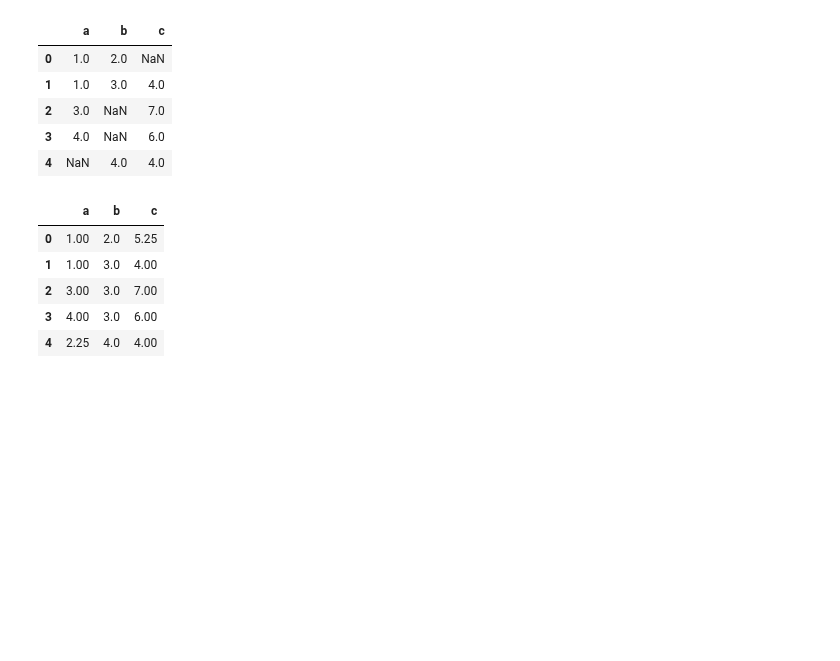
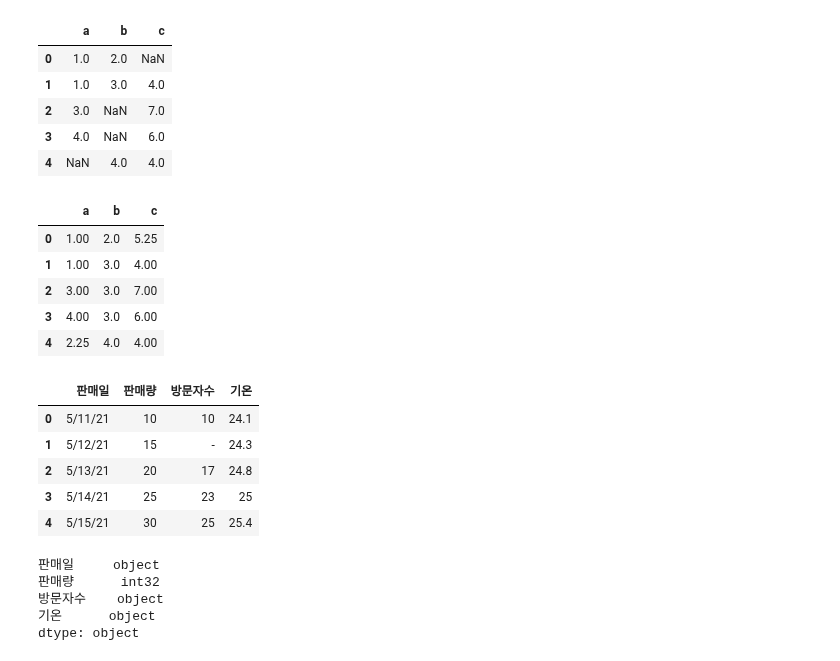
Before and after one commit to WooHyun94/TIL, a Jupyter notebook: Python/221004.ipynb, the cells around one changed output. Cells and saved outputs as stored; diff of their text form; code cells hidden in the pictures; blank space fills up the shorter version.

```diff
--- a/Python/221004.ipynb
+++ b/Python/221004.ipynb
@@ -596,3 +596,24 @@ df.fillna(df.mean())
 | 2 | 3.00 | 3.0 | 7.00 |
 | 3 | 4.00 | 3.0 | 6.00 |
 | 4 | 2.25 | 4.0 | 4.00 |
+# %%
+df = pd.DataFrame({'판매일' : ['5/11/21', '5/12/21', '5/13/21', '5/14/21', '5/15/21'],
+                    '판매량' : ['10', '15', '20', '25', '30'],
+                    '방문자수' : ['10', '-', '17', '23', '25'],
+                    '기온' : ['24.1', '24.3', '24.8', '25', '25.4']})
+df
+# %% [output]
+|  | 판매일 | 판매량 | 방문자수 | 기온 |
+| 0 | 5/11/21 | 10 | 10 | 24.1 |
+| 1 | 5/12/21 | 15 | - | 24.3 |
+| 2 | 5/13/21 | 20 | 17 | 24.8 |
+| 3 | 5/14/21 | 25 | 23 | 25 |
+| 4 | 5/15/21 | 30 | 25 | 25.4 |
+# %%
+df.dtypes
+# %% [output]
+판매일     object
+판매량      int32
+방문자수    object
+기온      object
+dtype: object
```
Also changed, not shown: parts of 26 cells of this notebook.
